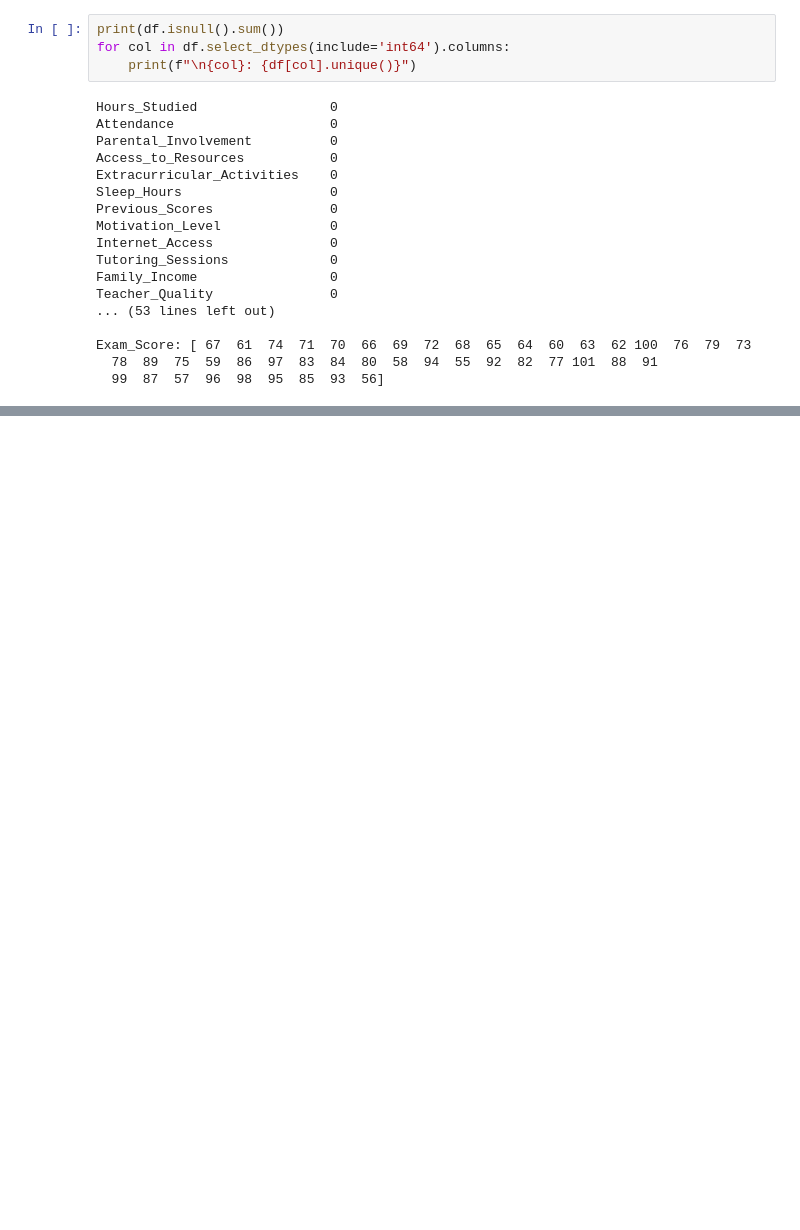
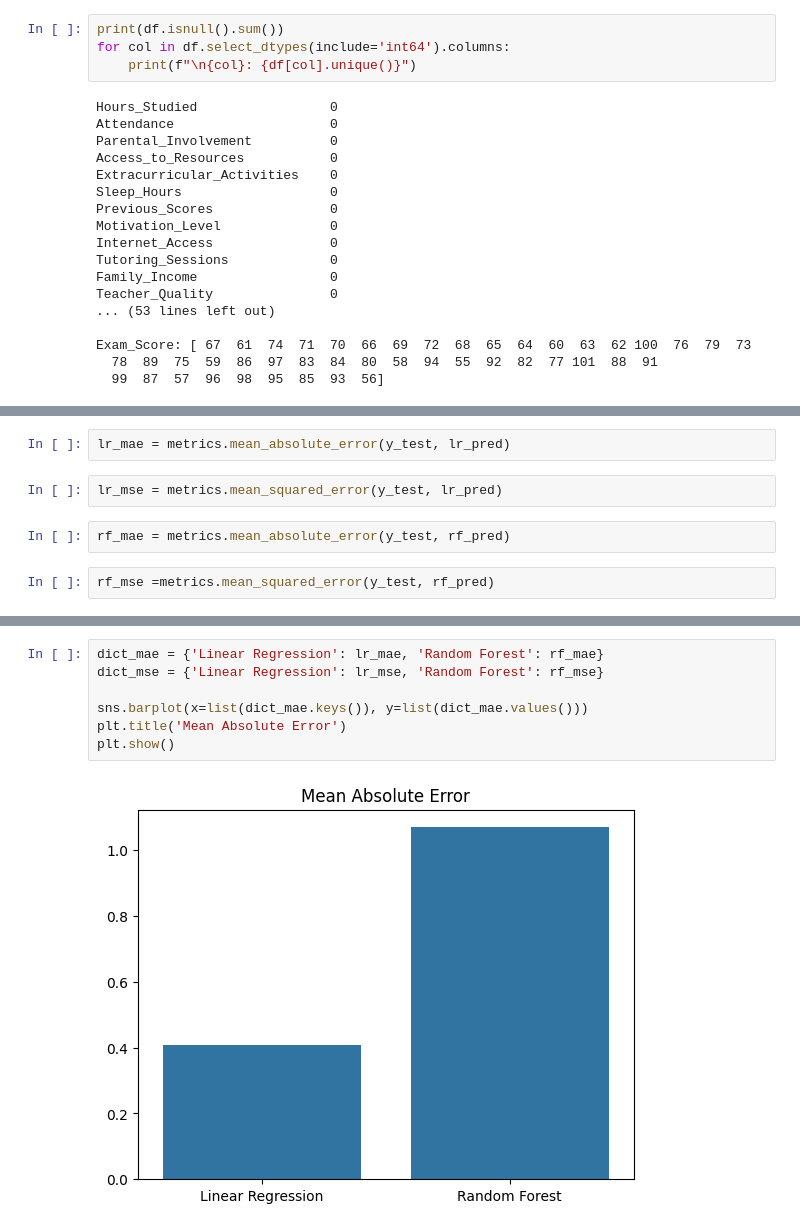
Before and after one commit to Bilal-Ali99/Student_score_prediction, a Jupyter notebook: main.ipynb, the cells around one changed output, grey strips where cells are left out. Saved outputs shown, nothing was run; the diff lists cells and outputs as text; blank space fills up the shorter version.

```diff
--- a/main.ipynb
+++ b/main.ipynb
@@ -514,0 +531,8 @@ Exam_Score: [ 67  61  74  71  70  66  69  72  68  65  64  60  63  62 100  76  79
+# %%
+lr_mae = metrics.mean_absolute_error(y_test, lr_pred)
+# %%
+lr_mse = metrics.mean_squared_error(y_test, lr_pred)
+# %%
+rf_mae = metrics.mean_absolute_error(y_test, rf_pred)
+# %%
+rf_mse =metrics.mean_squared_error(y_test, rf_pred)
@@ -514,0 +553,9 @@ Exam_Score: [ 67  61  74  71  70  66  69  72  68  65  64  60  63  62 100  76  79
+# %%
+dict_mae = {'Linear Regression': lr_mae, 'Random Forest': rf_mae}
+dict_mse = {'Linear Regression': lr_mse, 'Random Forest': rf_mse}
+
+sns.barplot(x=list(dict_mae.keys()), y=list(dict_mae.values()))
+plt.title('Mean Absolute Error')
+plt.show()
+# %% [output]
+[figure, added]
```
Also changed, not shown: parts of 17 cells of this notebook.
